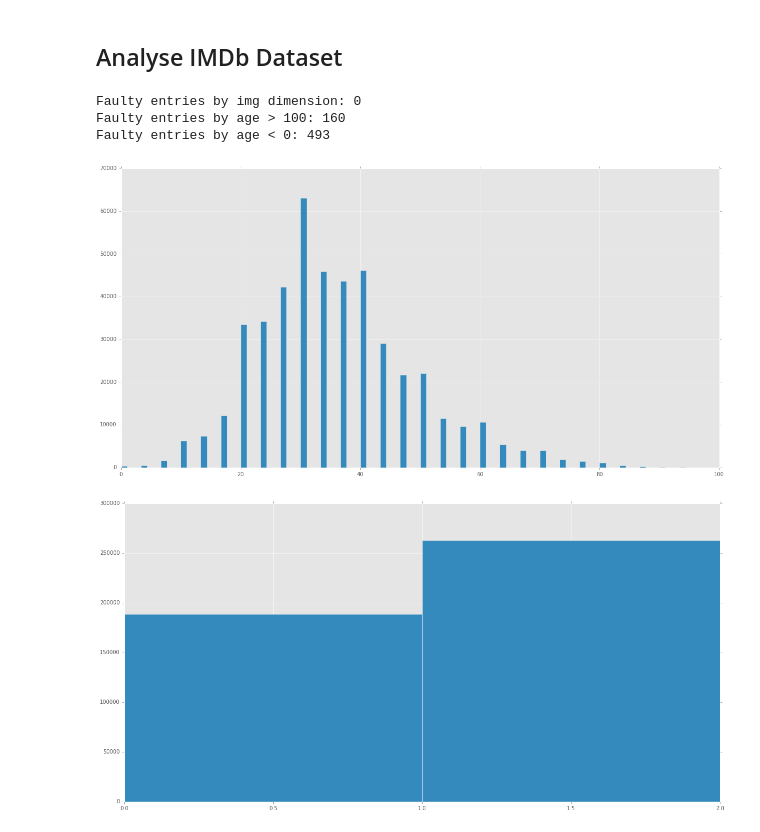
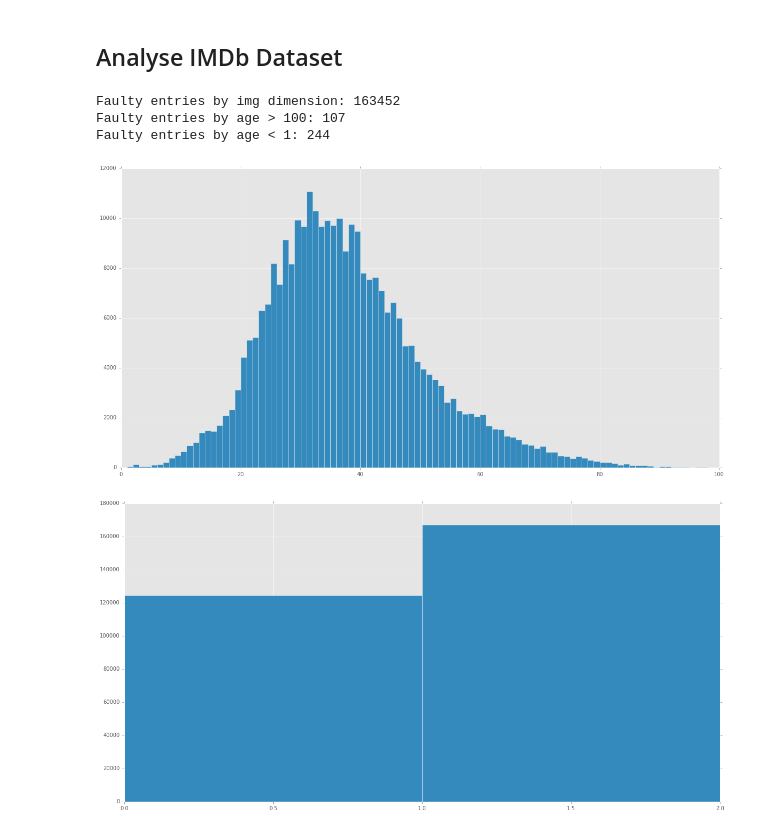
Before and after one commit to chaosmail/cvsp-age-gender-classification-16, a Jupyter notebook: analyse/01_Clean_Dataset.ipynb, the cells around one changed output. Drawn from its saved outputs; the diff is of its cells as text; code cells hidden in the pictures.

```diff
--- a/analyse/01_Clean_Dataset.ipynb
+++ b/analyse/01_Clean_Dataset.ipynb
@@ -91,11 +91,13 @@ def plot_histo(data, bins=30, range=(0,100), figsize=(20,10), xticks=None):
         plt.xticks(np.arange(len(xticks)) + 0.5, xticks)
     plt.show()
 # %%
-def img_is_sane(path):
+def img_dims_sane(path):
     with Image.open(path) as im:
-        return im.size[0] > 1 and im.size[1] > 1
+        if im.size[0] > 1 and im.size[1] > 1:
+            return im.size[0] == im.size[1]
+    return False
 
-img_is_sane_vec = np.vectorize(img_is_sane)
+img_dims_sane_vec = np.vectorize(img_dims_sane)
 # %% [markdown]
 ## Analyse Wiki Dataset
 # %%
@@ -139,40 +138,37 @@ plot_histo(wiki_meta['gender'], bins=(0, 1, 2))
 # %% [markdown]
 ## Analyse IMDb Dataset
 # %%
-if not fs.exists(fs.join(DATA_DIR, IMDB_META_OBJ)):
-    # Load the dataset
-    imdb_meta = get_meta_data(fs.join(DATA_DIR, IMDB_META_FILE), 'imdb')
+# Load the dataset
+imdb_meta = get_meta_data(fs.join(DATA_DIR, IMDB_META_FILE), 'imdb')
 
-    # Identify faulty images
-    sanity_mask = img_is_sane_vec(list(map(lambda p: fs.join(DATA_DIR, IMDB_CROPS_DIR, p), imdb_meta['path'])))
+# Identify faulty images
+sanity_mask = img_dims_sane_vec(list(map(lambda p: fs.join(DATA_DIR, IMDB_CROPS_DIR, p), imdb_meta['path'])))
 
-    # We can assume that images with the dimensions (1,1) are faulty
-    print('Faulty entries by img dimension: %i' % (len(sanity_mask) - np.sum(sanity_mask)))
+# We can assume that images with the dimensions (1,1) are faulty
+# We also filter out non-quadratic images
+print('Faulty entries by img dimension: %i' % (len(sanity_mask) - np.sum(sanity_mask)))
 
-    # Clean the data set
-    imdb_meta = filter_meta_data(imdb_meta, sanity_mask)
+# Clean the data set
+imdb_meta = filter_meta_data(imdb_meta, sanity_mask)
 
-    # We can assume that ages above 100 are faulty
-    print('Faulty entries by age > 100: %i' % (np.sum(imdb_meta['age'] > 100)))
-    print('Faulty entries by age < 0: %i' % (np.sum(imdb_meta['age'] < 0)))
+# We can assume that ages above 100 are faulty
+print('Faulty entries by age > 100: %i' % (np.sum(imdb_meta['age'] > 100)))
+print('Faulty entries by age < 1: %i' % (np.sum(imdb_meta['age'] < 1)))
 
-    imdb_meta = filter_meta_data(imdb_meta, imdb_meta['age'] <= 100)
-    imdb_meta = filter_meta_data(imdb_meta, imdb_meta['age'] >= 0)
+imdb_meta = filter_meta_data(imdb_meta, imdb_meta['age'] <= 100)
+imdb_meta = filter_meta_data(imdb_meta, imdb_meta['age'] >= 1)
 
-    with open(fs.join(DATA_DIR, IMDB_META_OBJ), 'wb') as file:
-        pickle.dump(imdb_meta, file)
-else:
-    with open(fs.join(DATA_DIR, IMDB_META_OBJ), 'rb') as file:
-        imdb_meta = pickle.load(file)
+with open(fs.join(DATA_DIR, IMDB_META_OBJ), 'wb') as file:
+    pickle.dump(imdb_meta, file)
 # %% [output]
-Faulty entries by img dimension: 0
-Faulty entries by age > 100: 160
-Faulty entries by age < 0: 493
+Faulty entries by img dimension: 163452
+Faulty entries by age > 100: 107
+Faulty entries by age < 1: 244
 # %%
-plot_histo(imdb_meta['age'], bins=30)
+plot_histo(imdb_meta['age'], bins=100)
 # %% [output]
-[figure, old version]
+[figure, new version]
 # %%
 plot_histo(imdb_meta['gender'], bins=(0,1,2))
 # %% [output]
-[figure, old version]
+[figure, new version]
```
Also changed, not shown: parts of 3 cells of this notebook, 1 other file.
